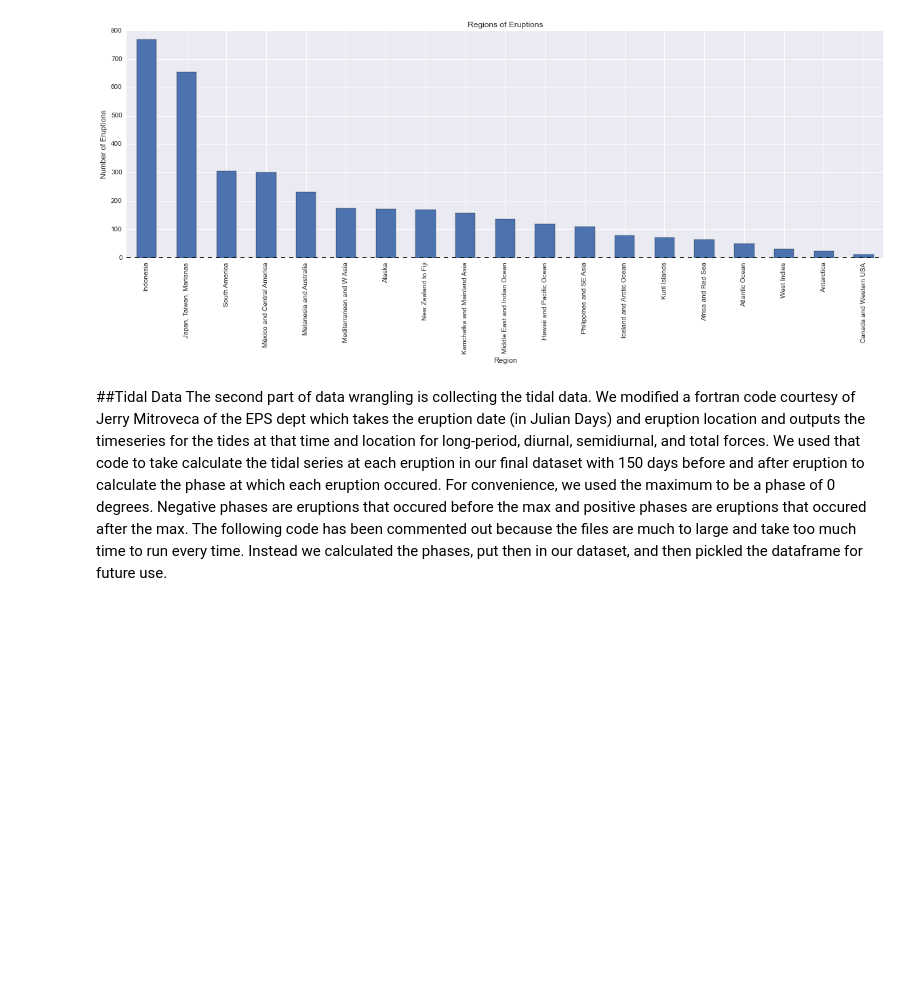
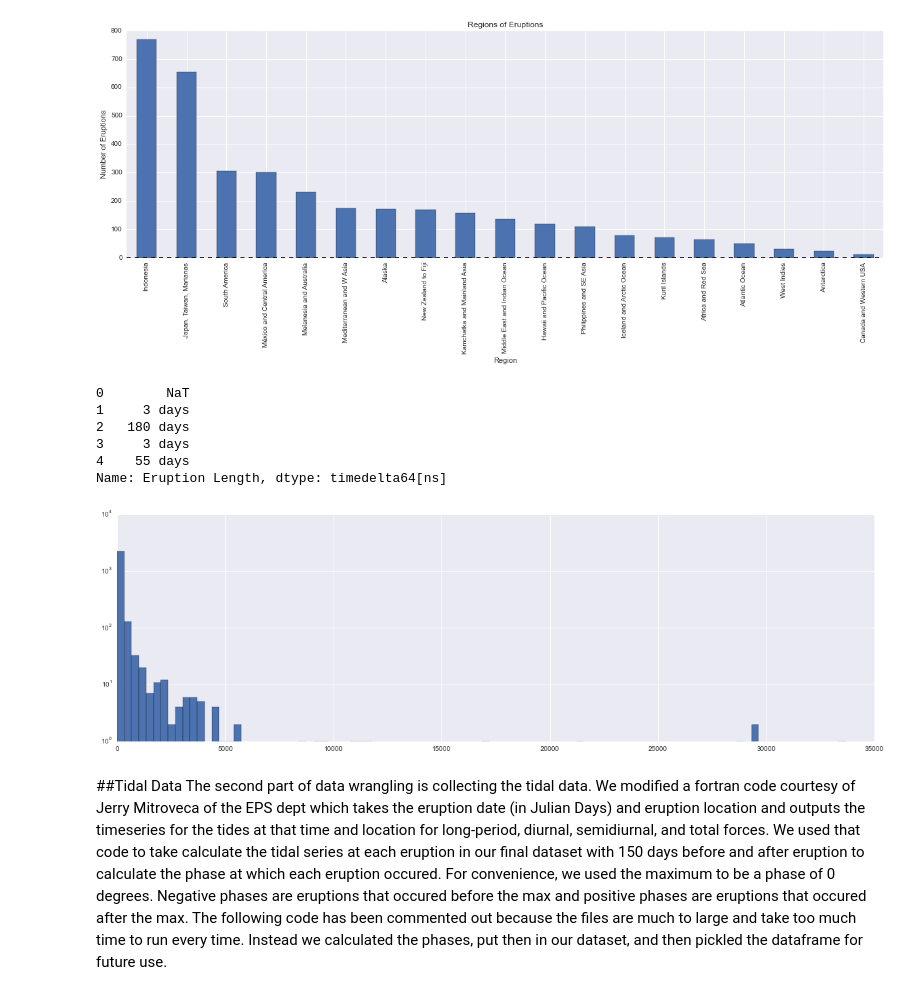
Before and after one commit to sokolo986/CS109_Volcano, a Jupyter notebook: Data CleanUp.ipynb, the cells around one changed output. Cells and saved outputs as stored; diff of their text form; code cells hidden in the pictures; blank space fills up the shorter version.

```diff
--- a/Data CleanUp.ipynb
+++ b/Data CleanUp.ipynb
@@ -223,7 +325,23 @@ plt.show()
 # %% [output]
 [figure]
 # %%
-erup_len = conf_erup['End Date']-conf_erup['Start Date']
+conf_erup['Eruption Length'] = conf_erup['End Date']-conf_erup['Start Date']
+conf_erup['Eruption Length'].head()
+# %% [output]
+0        NaT
+1     3 days
+2   180 days
+3     3 days
+4    55 days
+Name: Eruption Length, dtype: timedelta64[ns]
+# %%
+# conf_erup['Eruption Length'] = conf_erup['Eruption Length'].astype('timedelta64[D]')
+# days = conf_erup['Eruption Length'].astype(float)
+fig, ax = plt.subplots(figsize = (20,6))
+days.hist(ax = ax, bins = 100, log = True)
+plt.show()
+# %% [output]
+[figure, added]
 # %% [markdown]
 ##Tidal Data
 The second part of data wrangling is collecting the tidal data. We modified a fortran code courtesy of Jerry Mitroveca of the EPS dept which takes the eruption date (in Julian Days) and eruption location and outputs the timeseries for the tides at that time and location for long-period, diurnal, semidiurnal, and total forces. We used that code to take calculate the tidal series at each eruption in our final dataset with 150 days before and after eruption to calculate the phase at which each eruption occured. For convenience, we used the maximum to be a phase of 0 degrees. Negative phases are eruptions that occured before the max and positive phases are eruptions that occured after the max. The following code has been commented out because the files are much to large and take too much time to run every time. Instead we calculated the phases, put then in our dataset, and then pickled the dataframe for future use.
```
Also changed, not shown: parts of 11 cells of this notebook, 3 other files.
